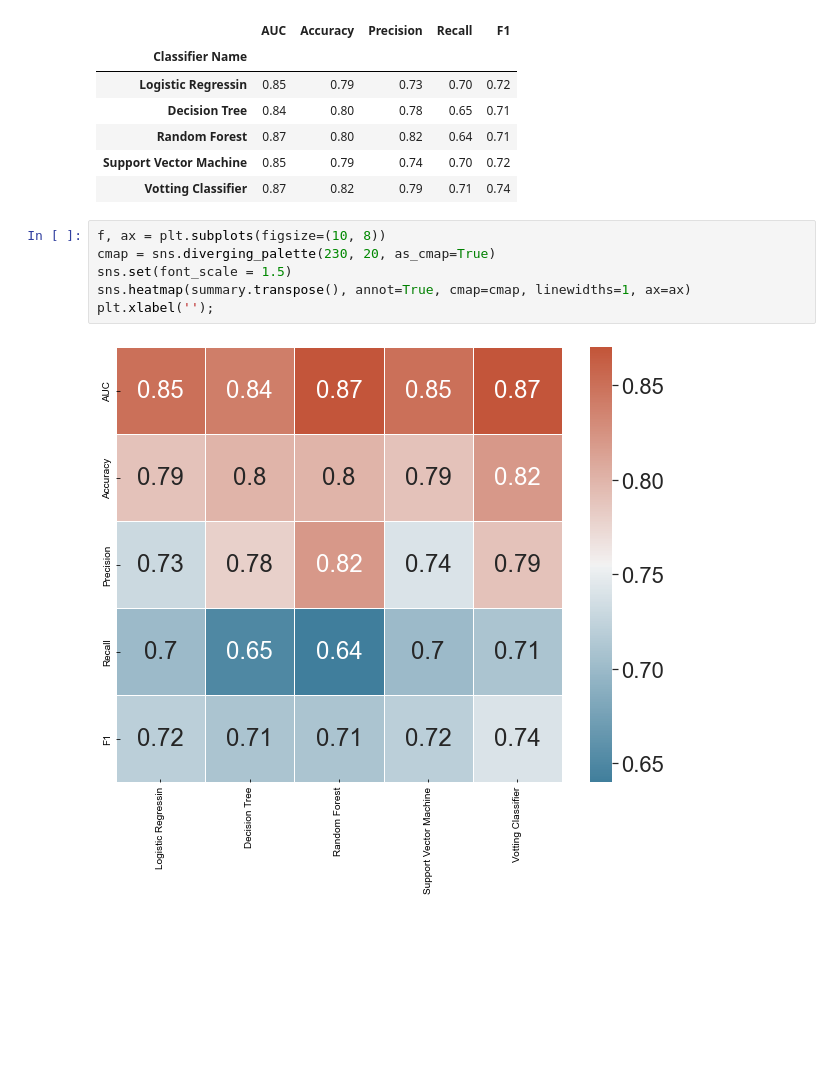
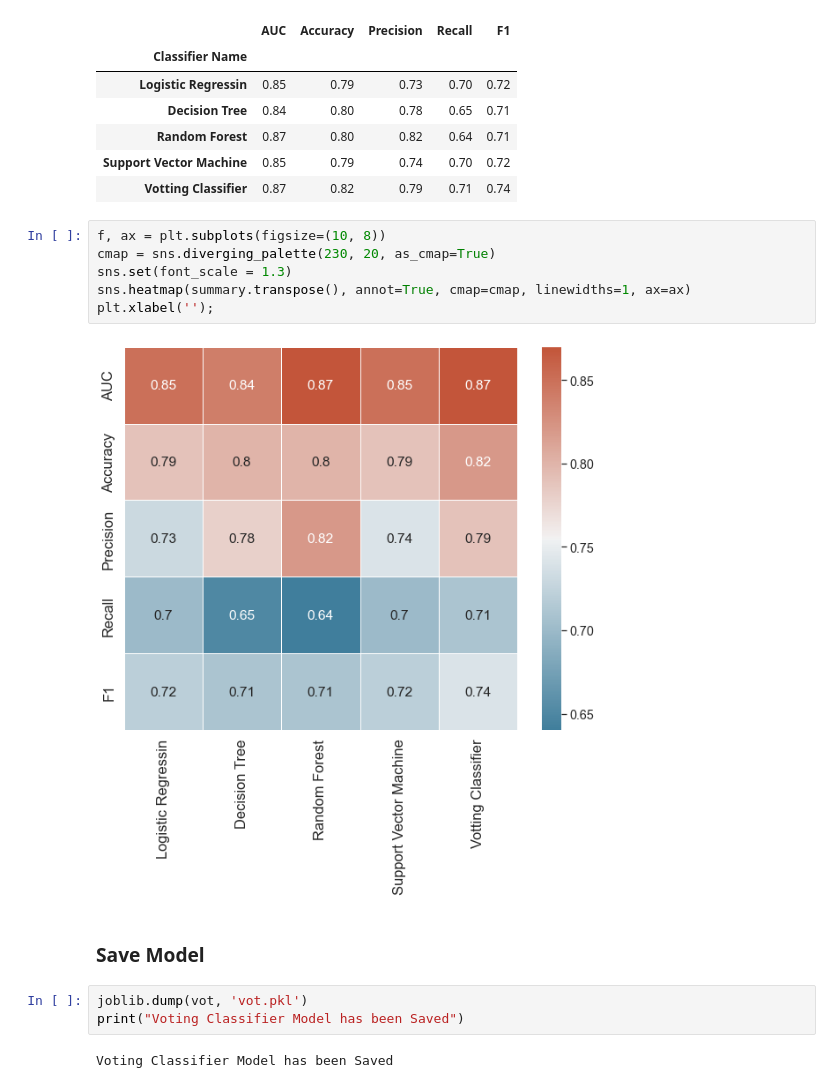
Before and after one commit to miladbehrooz/Classification_Titanic_Data, a Jupyter notebook: notebook/classification_titanic.ipynb, the cells around one changed output. Drawn from its saved outputs; the diff is of its cells as text; blank space fills up the shorter version.

Commit message:
add save model

```diff
--- a/notebook/classification_titanic.ipynb
+++ b/notebook/classification_titanic.ipynb
@@ -795,8 +797,15 @@ summary
 # %%
 f, ax = plt.subplots(figsize=(10, 8))
 cmap = sns.diverging_palette(230, 20, as_cmap=True)
-sns.set(font_scale = 1.5)
+sns.set(font_scale = 1.3)
 sns.heatmap(summary.transpose(), annot=True, cmap=cmap, linewidths=1, ax=ax)
 plt.xlabel('');
 # %% [output]
-[figure, old version]
+[figure, new version]
+# %% [markdown]
+### Save Model
+# %%
+joblib.dump(vot, 'vot.pkl')
+print("Voting Classifier Model has been Saved")
+# %% [output]
+Voting Classifier Model has been Saved
```
Also changed, not shown: parts of 2 cells of this notebook.
